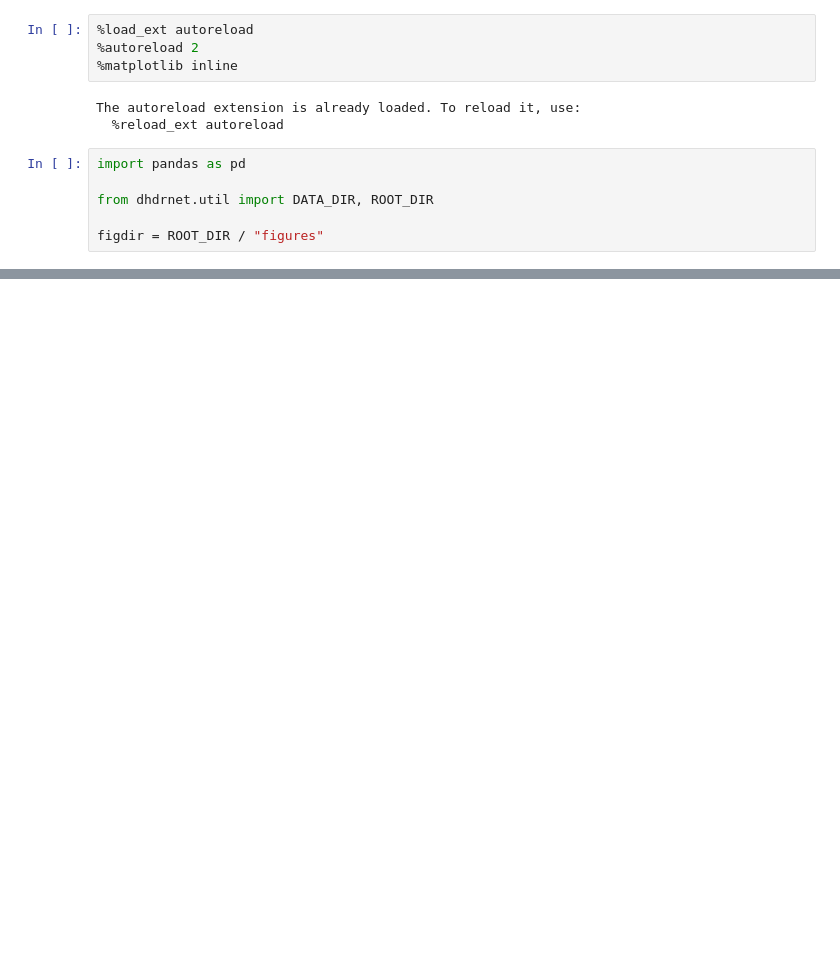
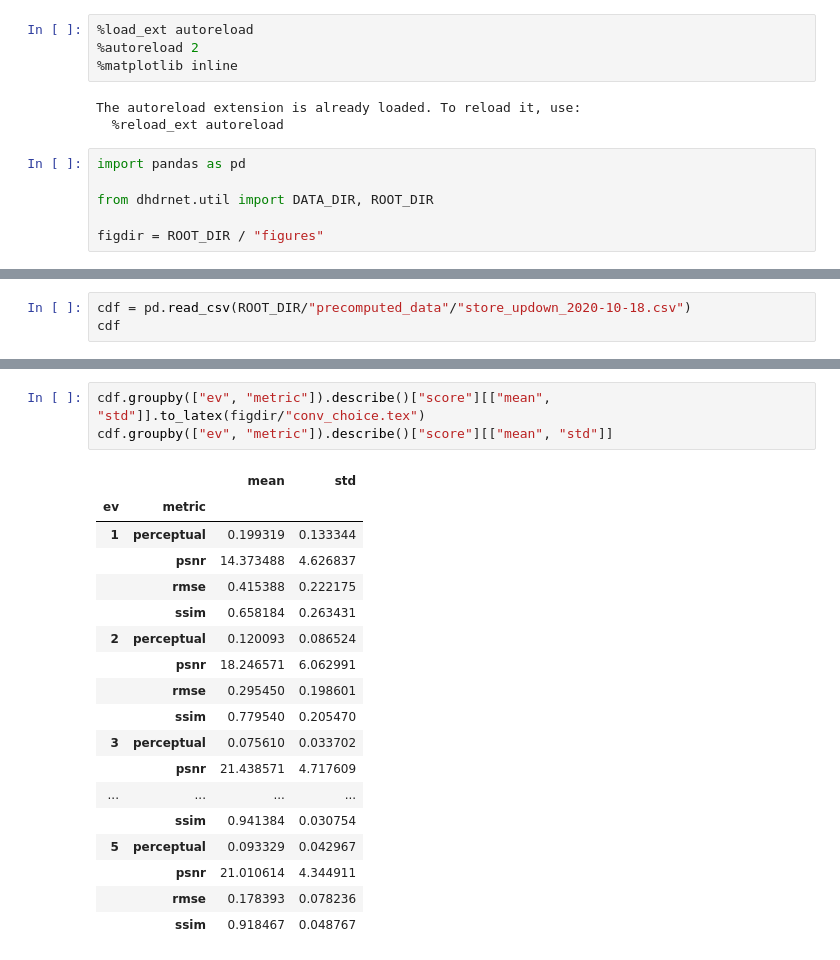
Before and after one commit to smsegal/DHDRNet, a Jupyter notebook: dhdrnet/notebooks/Untitled.ipynb, the cells around one changed output, grey strips where cells are left out. Saved outputs shown, nothing was run; the diff lists cells and outputs as text; blank space fills up the shorter version.

```diff
--- a/dhdrnet/notebooks/Untitled.ipynb
+++ b/dhdrnet/notebooks/Untitled.ipynb
@@ -108,0 +126,3 @@ dtype: object
+# %%
+cdf = pd.read_csv(ROOT_DIR/"precomputed_data"/"store_updown_2020-10-18.csv")
+cdf
@@ -108,0 +201,22 @@ dtype: object
+# %%
+cdf.groupby(["ev", "metric"]).describe()["score"][["mean", "std"]].to_latex(figdir/"conv_choice.tex")
+cdf.groupby(["ev", "metric"]).describe()["score"][["mean", "std"]]
+# %% [output]
+|  |  | mean | std |
+| ev | metric |  |  |
+| 1 | perceptual | 0.199319 | 0.133344 |
+|  | psnr | 14.373488 | 4.626837 |
+|  | rmse | 0.415388 | 0.222175 |
+|  | ssim | 0.658184 | 0.263431 |
+| 2 | perceptual | 0.120093 | 0.086524 |
+|  | psnr | 18.246571 | 6.062991 |
+|  | rmse | 0.295450 | 0.198601 |
+|  | ssim | 0.779540 | 0.205470 |
+| 3 | perceptual | 0.075610 | 0.033702 |
+|  | psnr | 21.438571 | 4.717609 |
+| ... | ... | ... | ... |
+|  | ssim | 0.941384 | 0.030754 |
+| 5 | perceptual | 0.093329 | 0.042967 |
+|  | psnr | 21.010614 | 4.344911 |
+|  | rmse | 0.178393 | 0.078236 |
+|  | ssim | 0.918467 | 0.048767 |
```
Also changed, not shown: parts of 18 cells of this notebook, 9 other files.
